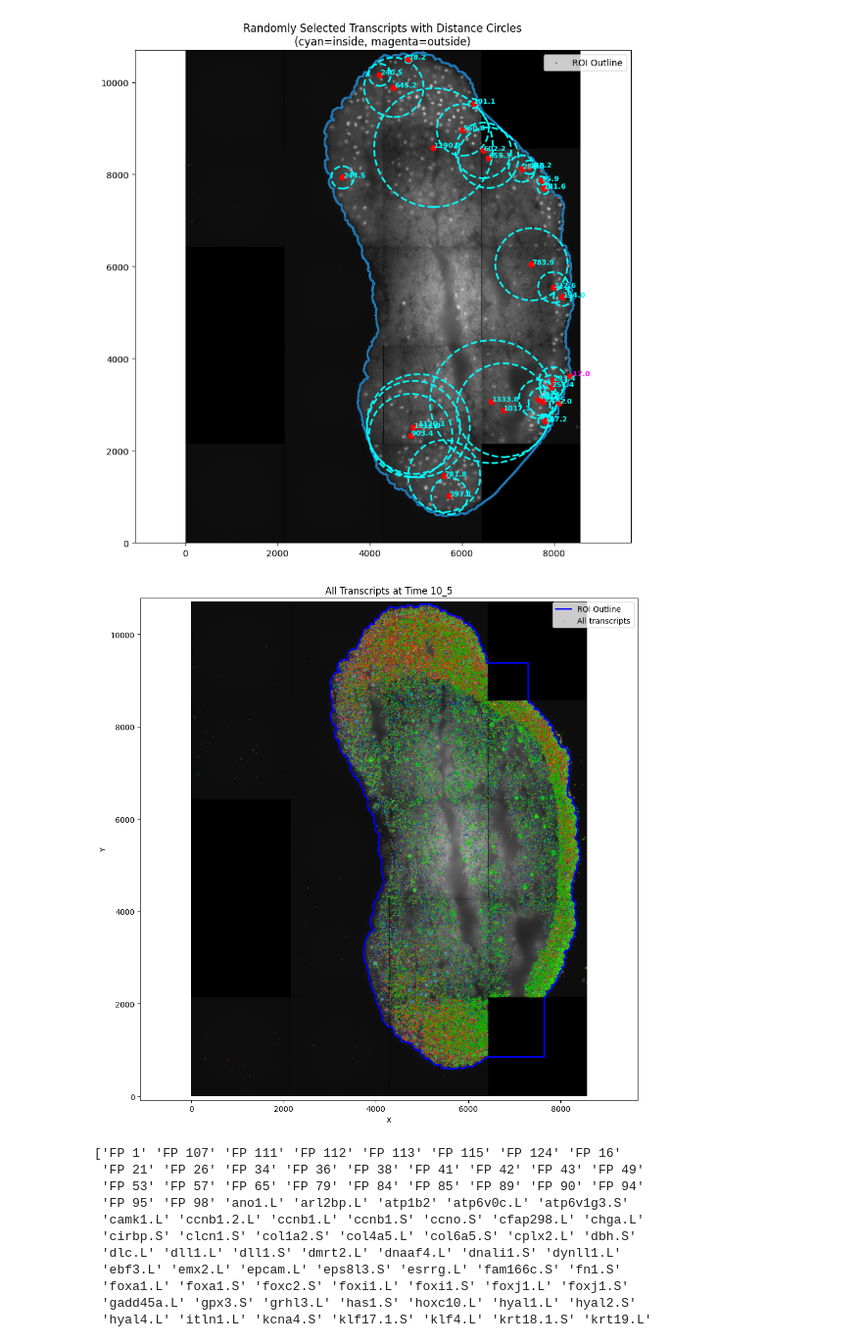
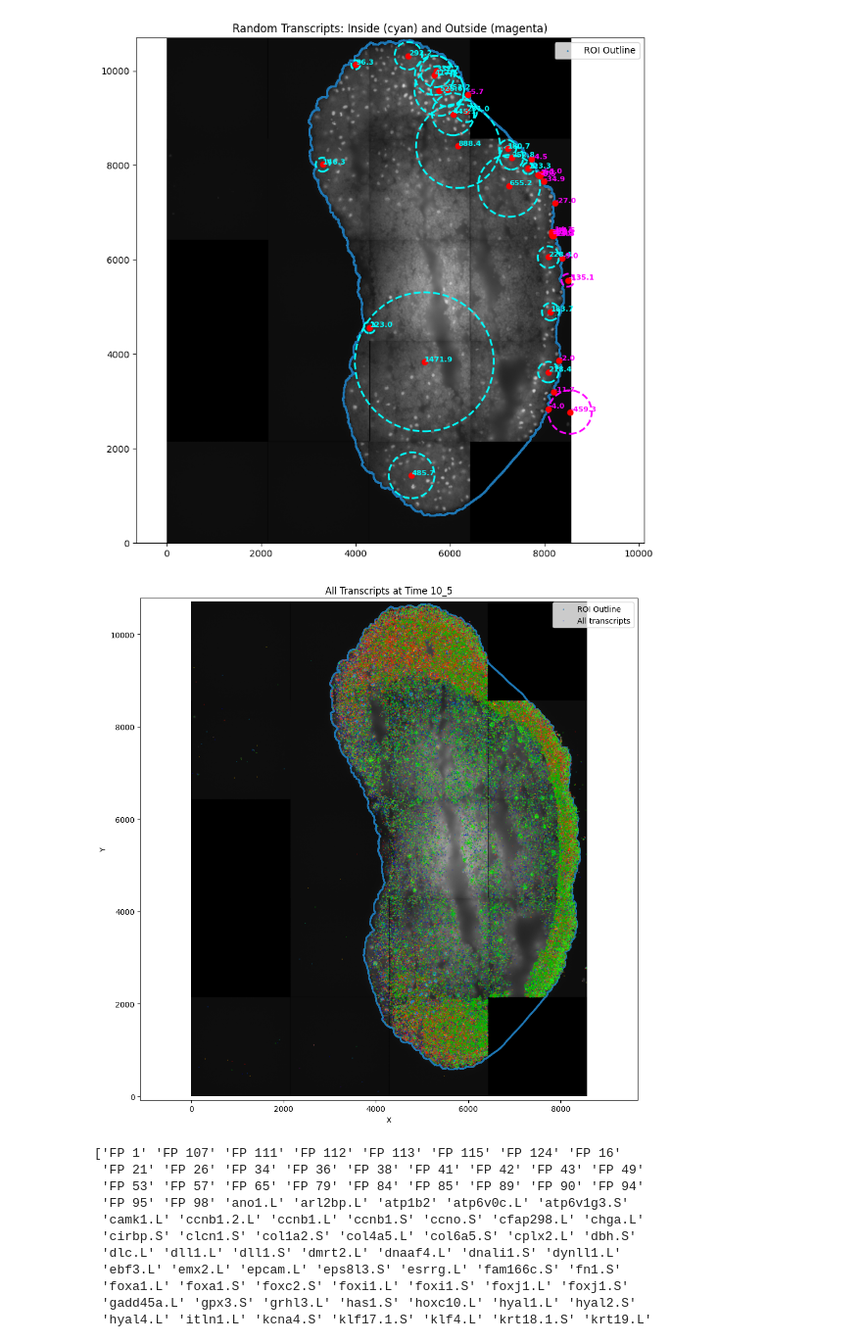
Before and after one commit to Sedzinski-Lab/Spatify, a Jupyter notebook: Analyse/distance.ipynb, the cells around one changed output. Shown at 98% size. Drawn from its saved outputs; the diff is of its cells as text; code cells hidden in the pictures.

Commit message:
update distance

```diff
--- a/Analyse/distance.ipynb
+++ b/Analyse/distance.ipynb
@@ -13,51 +13,57 @@ data = pd.read_csv("D:/Ziwei/Github/STdata/STdata_dis.csv", dtype={'Time': str})
 img = imread(f"{dir}/10_5/MC1_27032024_W4A3_R8_DAPI.tiff")
 vertices = np.loadtxt(f"{dir}/10_5/sliceVertices10_5.dat")
 
-# Select transcripts from time 22
+# Select transcripts from time
 subset = data[data['Time'] == '10_5']
 
-# Randomly select 10 transcripts
-sampled_points = subset.sample(n=30, random_state=42).copy()
+# Separate inside and outside transcripts
+inside = subset[subset['Distance_To_Outline'] > 0]
+outside = subset[subset['Distance_To_Outline'] < 0]
+
+# Sample 20 from each group
+sampled_inside = inside.sample(n=20)
+sampled_outside = outside.sample(n=20)
+
+# Combine the two sets
+sampled_points = pd.concat([sampled_inside, sampled_outside]).copy()
 
 # Plot image and outline
 plt.figure(figsize=(10, 10))
 plt.imshow(img, cmap='gray', origin='lower')
 
 # Plot the outline
-plt.scatter(vertices[:, 0], vertices[:, 1],s=0.5, label='ROI Outline')
+plt.scatter(vertices[:, 0], vertices[:, 1], s=0.5, label='ROI Outline')
 
 # Plot sampled transcripts and distance circles
 for _, row in sampled_points.iterrows():
     x, y = row['x'], row['y']
     dist = row['Distance_To_Outline']
 
     # Transcript location
     plt.plot(x, y, 'ro')
 
     # Distance circle (absolute value, color indicates sign)
     circle_color = 'cyan' if dist > 0 else 'magenta'
     circle = plt.Circle((x, y), abs(dist), color=circle_color, fill=False, linewidth=2, linestyle='--')
     plt.gca().add_patch(circle)
 
     # Add distance annotation
     plt.text(x + 5, y + 5, f"{dist:.1f}", color=circle_color, fontsize=8, weight='bold')
 
 plt.axis('equal')
-plt.title('Randomly Selected Transcripts with Distance Circles\n'
-          '(cyan=inside, magenta=outside)')
+plt.title('Random Transcripts: Inside (cyan) and Outside (magenta)')
 plt.legend()
 plt.show()
 # %% [output]
-[figure, old version]
+[figure, new version]
 # %%
-
 # Filter transcripts for time '10_5'
 subset = data[data['Time'].astype(str) == '10_5'].copy()
 
 # --- Plot ---
 plt.figure(figsize=(10, 10))
 plt.imshow(img, cmap='gray', origin='lower')
-plt.plot(vertices[:, 0], vertices[:, 1], 'b-', linewidth=2, label='ROI Outline')
+plt.scatter(vertices[:, 0], vertices[:, 1], s=0.3, label='ROI Outline')
 
 # Scatter all transcripts
 plt.scatter(subset['x'], subset['y'],c=subset['gene'].astype('category').cat.codes, cmap='nipy_spectral', s=0.1, alpha=0.5, label='All transcripts')
@@ -70,7 +76,7 @@ plt.axis('equal')
 plt.tight_layout()
 plt.show()
 # %% [output]
-[figure, old version]
+[figure, new version]
 # %%
 print(np.sort(data["gene"].unique()))
 # %% [output]
```
Also changed, not shown: parts of 2 cells of this notebook.
